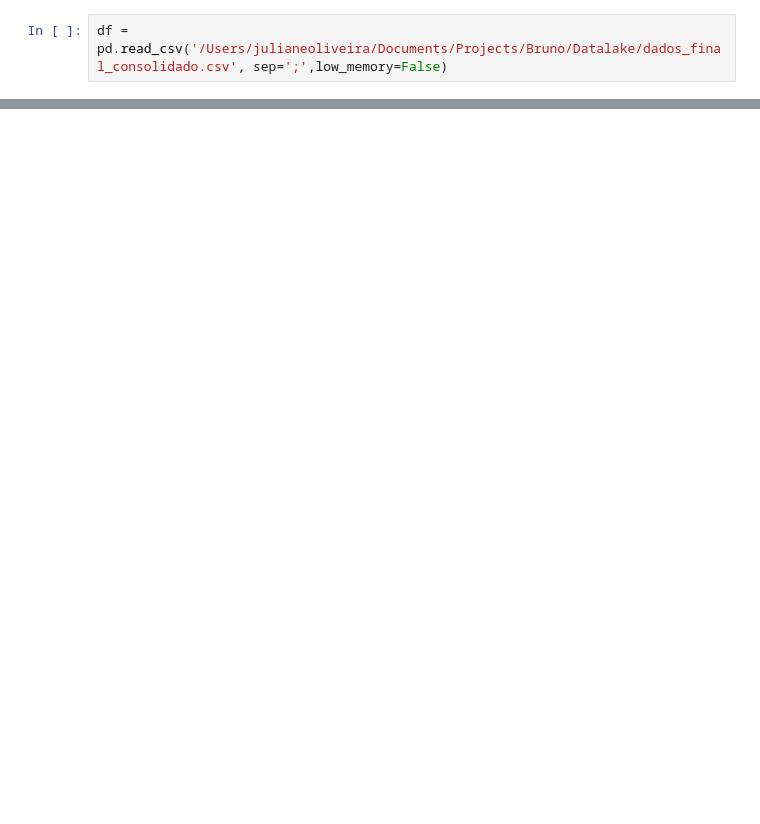
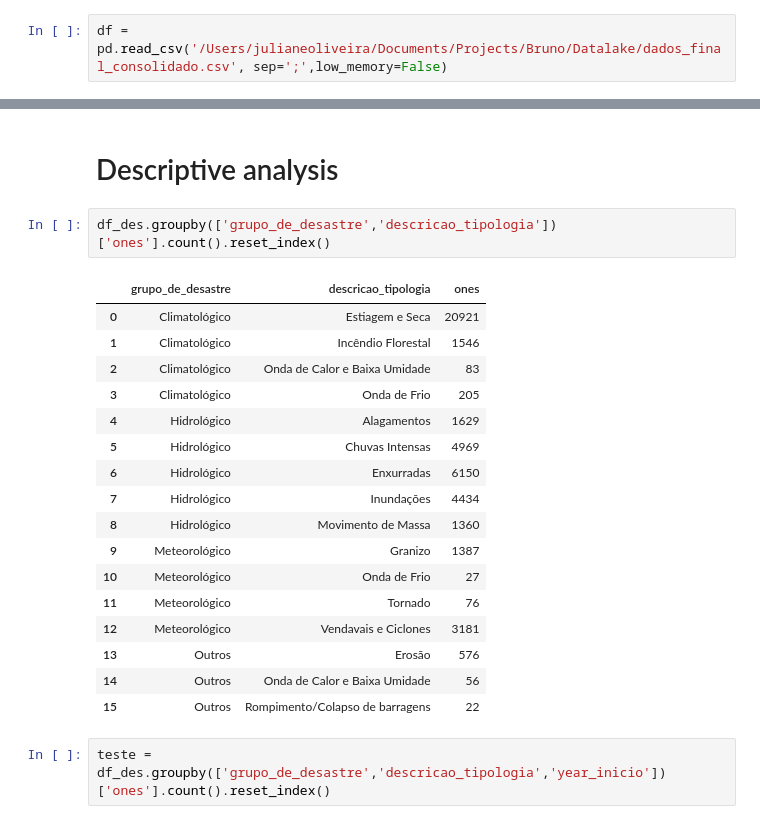
Before and after one commit to Julian-sun/Modelling_health_outcome_indigenous_pop, a Jupyter notebook: Temporary/extrem_events.ipynb, the cells around one changed output, grey strips where cells are left out. Cells and saved outputs as stored; diff of their text form; blank space fills up the shorter version.

```diff
--- a/Temporary/extrem_events.ipynb
+++ b/Temporary/extrem_events.ipynb
@@ -25,0 +30,24 @@ df_des[df_des.data_inicio >= '2010-01-01']
+# %% [markdown]
+# Descriptive analysis
+# %%
+df_des.groupby(['grupo_de_desastre','descricao_tipologia'])['ones'].count().reset_index()
+# %% [output]
+|  | grupo_de_desastre | descricao_tipologia | ones |
+| 0 | Climatológico | Estiagem e Seca | 20921 |
+| 1 | Climatológico | Incêndio Florestal | 1546 |
+| 2 | Climatológico | Onda de Calor e Baixa Umidade | 83 |
+| 3 | Climatológico | Onda de Frio | 205 |
+| 4 | Hidrológico | Alagamentos | 1629 |
+| 5 | Hidrológico | Chuvas Intensas | 4969 |
+| 6 | Hidrológico | Enxurradas | 6150 |
+| 7 | Hidrológico | Inundações | 4434 |
+| 8 | Hidrológico | Movimento de Massa | 1360 |
+| 9 | Meteorológico | Granizo | 1387 |
+| 10 | Meteorológico | Onda de Frio | 27 |
+| 11 | Meteorológico | Tornado | 76 |
+| 12 | Meteorológico | Vendavais e Ciclones | 3181 |
+| 13 | Outros | Erosão | 576 |
+| 14 | Outros | Onda de Calor e Baixa Umidade | 56 |
+| 15 | Outros | Rompimento/Colapso de barragens | 22 |
+# %%
+teste = df_des.groupby(['grupo_de_desastre','descricao_tipologia','year_inicio'])['ones'].count().reset_index()
```
Also changed, not shown: parts of 9 cells of this notebook, 4 other files.
